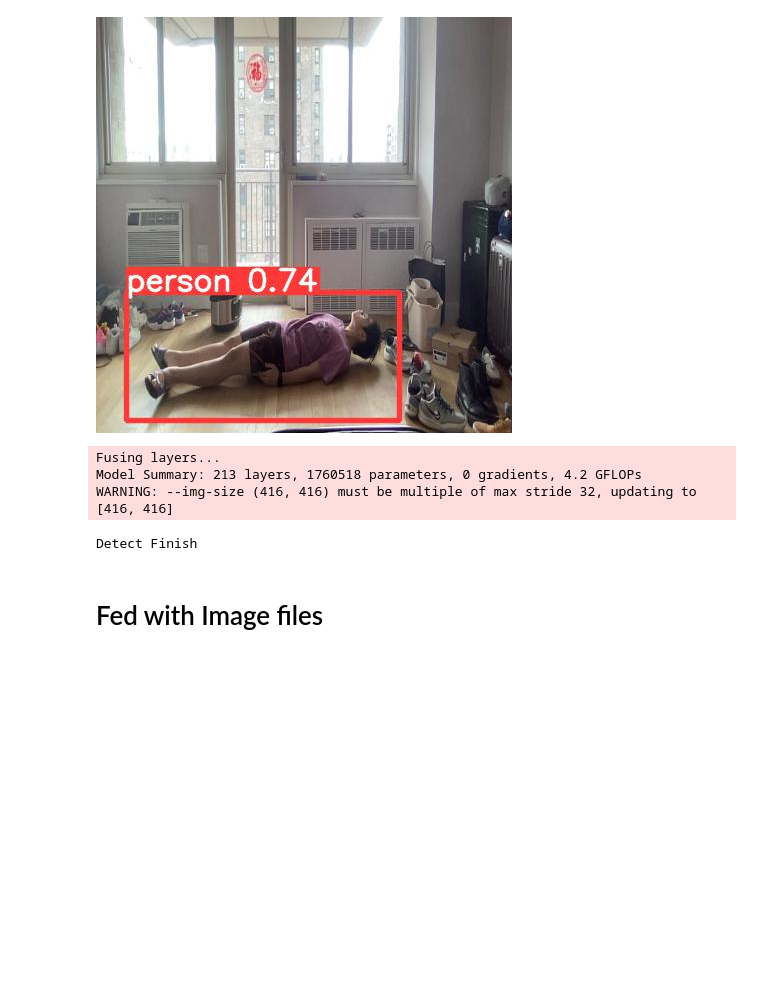
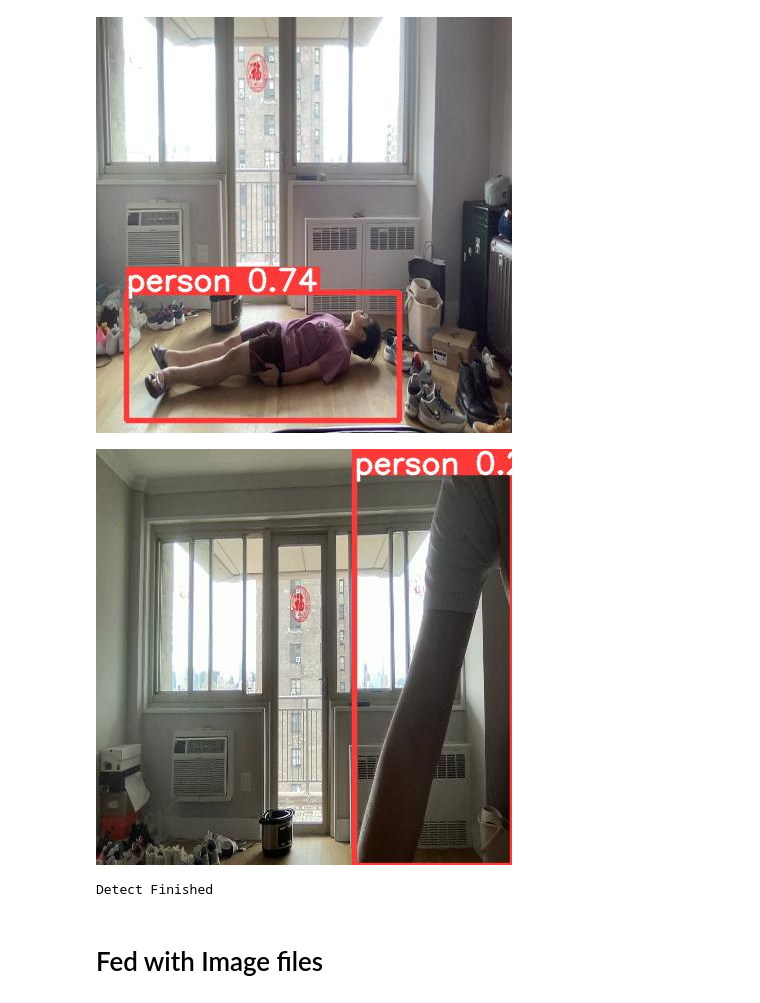
Before and after one commit to Morris135212/Fall_Detection, a Jupyter notebook: Inference.ipynb, the cells around one changed output. Drawn from its saved outputs; the diff is of its cells as text; code cells hidden in the pictures; blank space fills up the shorter version.

```diff
--- a/Inference.ipynb
+++ b/Inference.ipynb
@@ -26,26 +26,26 @@ frame = run_per_img(model, img, device, view_img=view_img)
 # %%
 from detect.yolo.inference import live_inference_fed_img
 
 weights = "./runs/train/yolov5n/weights/best.pt"
-# source = "./runs/detect/exp/result.mp4"
 source = 0
+source = "./runs/detect/exp/FALL_DEMO.mp4"
 data = "./data/custom.yaml"
 out_name = "Walk"
 imgsz = (416, 416)
 device = torch.device("cuda") if torch.cuda.is_available() else torch.device("cpu")
 live_inference_fed_img(weights=weights,
                source=source,
                data=data,
                out_name=out_name,
-               detect=False,
+               detect=True,
+               tracking=False,
+               save_txt=False,
                view_img=True,
-               save_crop=True,
+               save_crop=False,
                conf_thres=0.25)
 # %% [output]
+[figure, added]
-Fusing layers...
-Model Summary: 213 layers, 1760518 parameters, 0 gradients, 4.2 GFLOPs
-WARNING: --img-size (416, 416) must be multiple of max stride 32, updating to [416, 416]
+Detect Finished
-Detect Finish
 # %% [markdown]
 # Fed with Image files
 # %%
```
Also changed, not shown: 4 other files.
